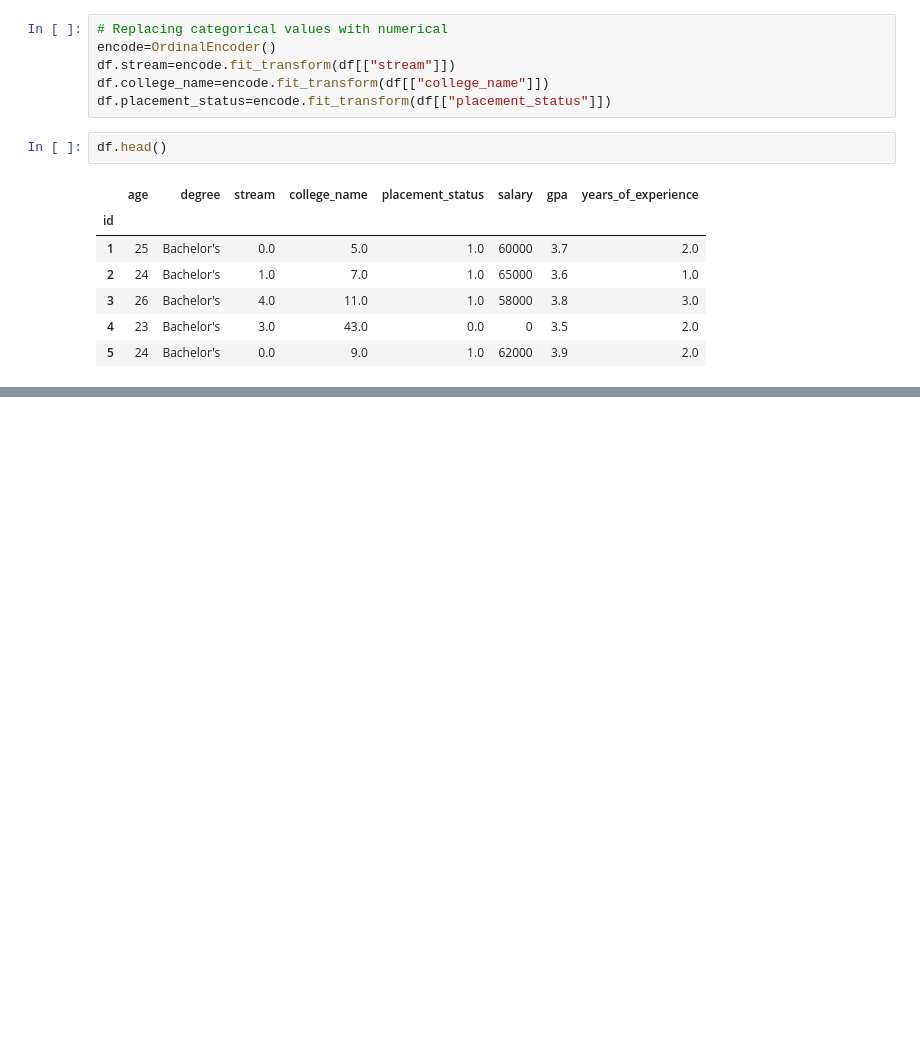
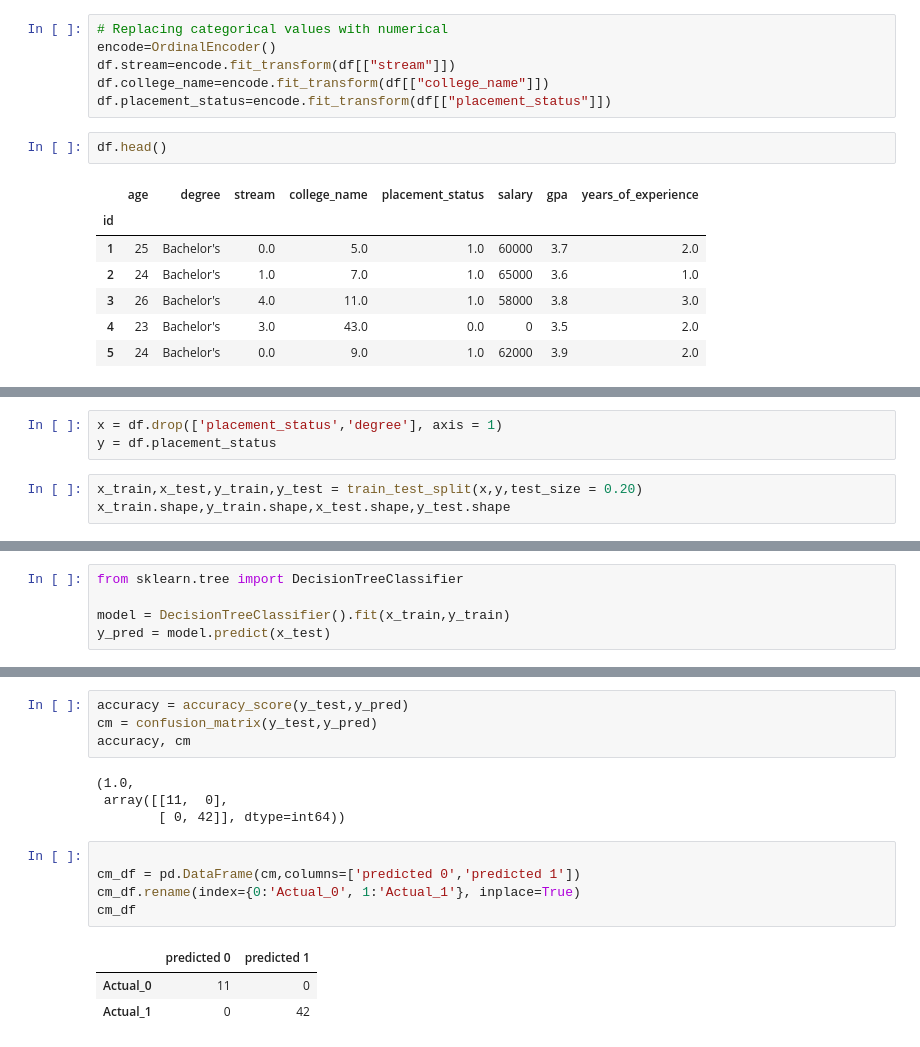
Before and after one commit to Saravanan-20G/Dataset-4-Job_Placement, a Jupyter notebook: job_placement.ipynb, the cells around one changed output, grey strips where cells are left out. Drawn from its saved outputs; the diff is of its cells as text; blank space fills up the shorter version.

```diff
--- a/job_placement.ipynb
+++ b/job_placement.ipynb
@@ -349,0 +356,6 @@ df.head()
+# %%
+x = df.drop(['placement_status','degree'], axis = 1)
+y = df.placement_status
+# %%
+x_train,x_test,y_train,y_test = train_test_split(x,y,test_size = 0.20)
+x_train.shape,y_train.shape,x_test.shape,y_test.shape
@@ -349,0 +364,5 @@ df.head()
+# %%
+from sklearn.tree import DecisionTreeClassifier
+
+model = DecisionTreeClassifier().fit(x_train,y_train)
+y_pred = model.predict(x_test)
@@ -349,0 +390,17 @@ df.head()
+# %%
+accuracy = accuracy_score(y_test,y_pred)
+cm = confusion_matrix(y_test,y_pred)
+accuracy, cm
+# %% [output]
+(1.0,
+ array([[11,  0],
+        [ 0, 42]], dtype=int64))
+# %%
+
+cm_df = pd.DataFrame(cm,columns=['predicted 0','predicted 1'])
+cm_df.rename(index={0:'Actual_0', 1:'Actual_1'}, inplace=True)
+cm_df
+# %% [output]
+|  | predicted 0 | predicted 1 |
+| Actual_0 | 11 | 0 |
+| Actual_1 | 0 | 42 |
```
Also changed, not shown: parts of 4 cells of this notebook.
